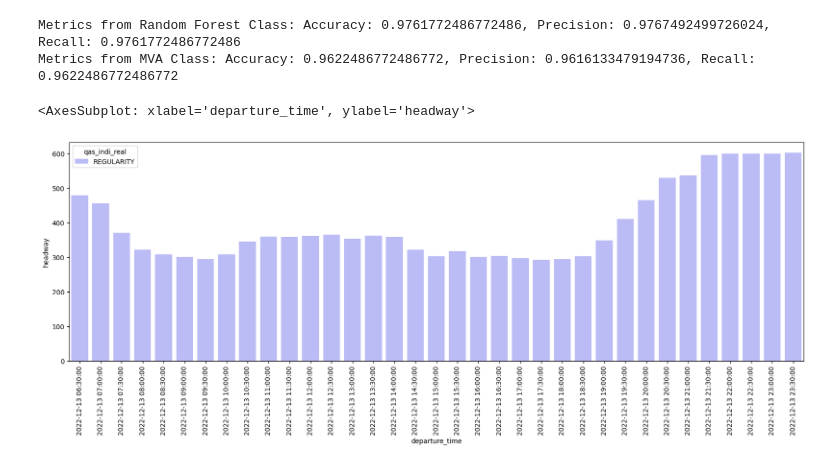
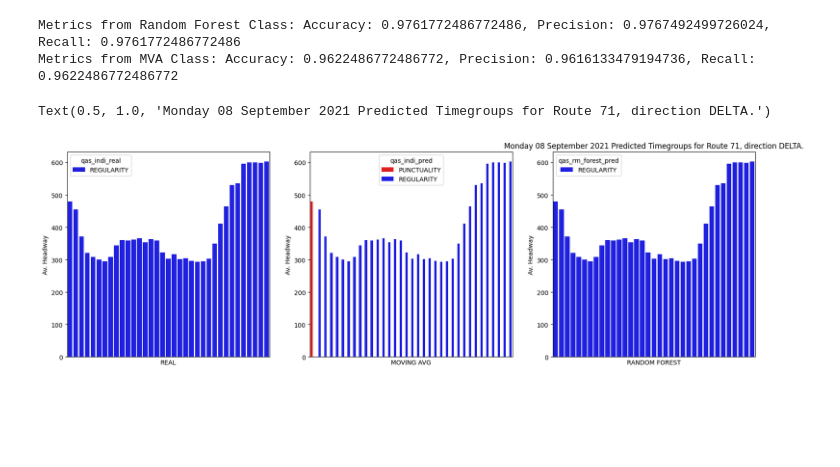
Before and after one commit to Action52/hack_my_ride, a Jupyter notebook: Solving Point 1 Punctuality vs Regularity Analysis.ipynb, the cells around one changed output. Drawn from its saved outputs; the diff is of its cells as text; code cells hidden in the pictures; blank space fills up the shorter version.

```diff
--- a/Solving Point 1 Punctuality vs Regularity Analysis.ipynb
+++ b/Solving Point 1 Punctuality vs Regularity Analysis.ipynb
@@ -161,13 +162,26 @@ mondays_routes_melted = pd.melt(mondays_routes, id_bars=mondays_routes.index, va
 # %% [output]
 Metrics from Random Forest Class: Accuracy: 0.9761772486772486, Precision: 0.9767492499726024, Recall: 0.9761772486772486
 Metrics from MVA Class: Accuracy: 0.9622486772486772, Precision: 0.9616133479194736, Recall: 0.9622486772486772
-# %%
-plt.subplots(figsize = (20, 6))
-plt.xticks(rotation=90)
-monday = mondays_routes
-sns.barplot(x=monday.index, y='headway', data=monday, hue='qas_indi_real', palette={'PUNCTUALITY': 'red', 'REGULARITY': 'blue'}, alpha=0.3)
-#sns.barplot(x=monday.index, y='headway', data=monday, hue='qas_indi_pred', palette={'PUNCTUALITY': 'red', 'REGULARITY': 'blue'}, alpha=0.6)
-#sns.barplot(x=monday.index, y='headway', data=monday, hue='qas_rm_forest_pred', palette={'PUNCTUALITY': 'red', 'REGULARITY': 'blue'}, alpha=0.9)
-# %% [output]
-<AxesSubplot: xlabel='departure_time', ylabel='headway'>
-[figure, removed]
+# %%
+mondays = routes.loc[routes.date.isin(['20210908', '20210915'])]
+mondays_routes = retrieve_average_time_periods_from_route(
+    mondays.loc[(mondays.route_id == '65') & (mondays.date == '20210908') & (mondays.direction_id == 0)]
+)
+#plt.subplots(figsize = (20, 6))
+fig, axs = plt.subplots(1,3, figsize=(20,6))
+for ax, col, tit in zip(axs,["qas_indi_real", "qas_indi_pred", "qas_rm_forest_pred"], ["REAL", "MOVING AVG", "RANDOM FOREST"]):
+    sns.barplot(x=mondays_routes.index, y="headway", hue=col, data=mondays_routes,
+                palette={"PUNCTUALITY": "r", "REGULARITY": "b"},ax = ax)
+    ax.tick_params(
+        axis='x',
+        which='both',
+        bottom=False,
+        top=False,
+        labelbottom=False
+    )
+    ax.set(xlabel=tit, ylabel="Av. Headway")
+
+plt.title("Monday 08 September 2021 Predicted Timegroups for Route 71, direction DELTA.")
+# %% [output]
+Text(0.5, 1.0, 'Monday 08 September 2021 Predicted Timegroups for Route 71, direction DELTA.')
+[figure, added]
```
Also changed, not shown: parts of 7 cells of this notebook, 1 other file.
